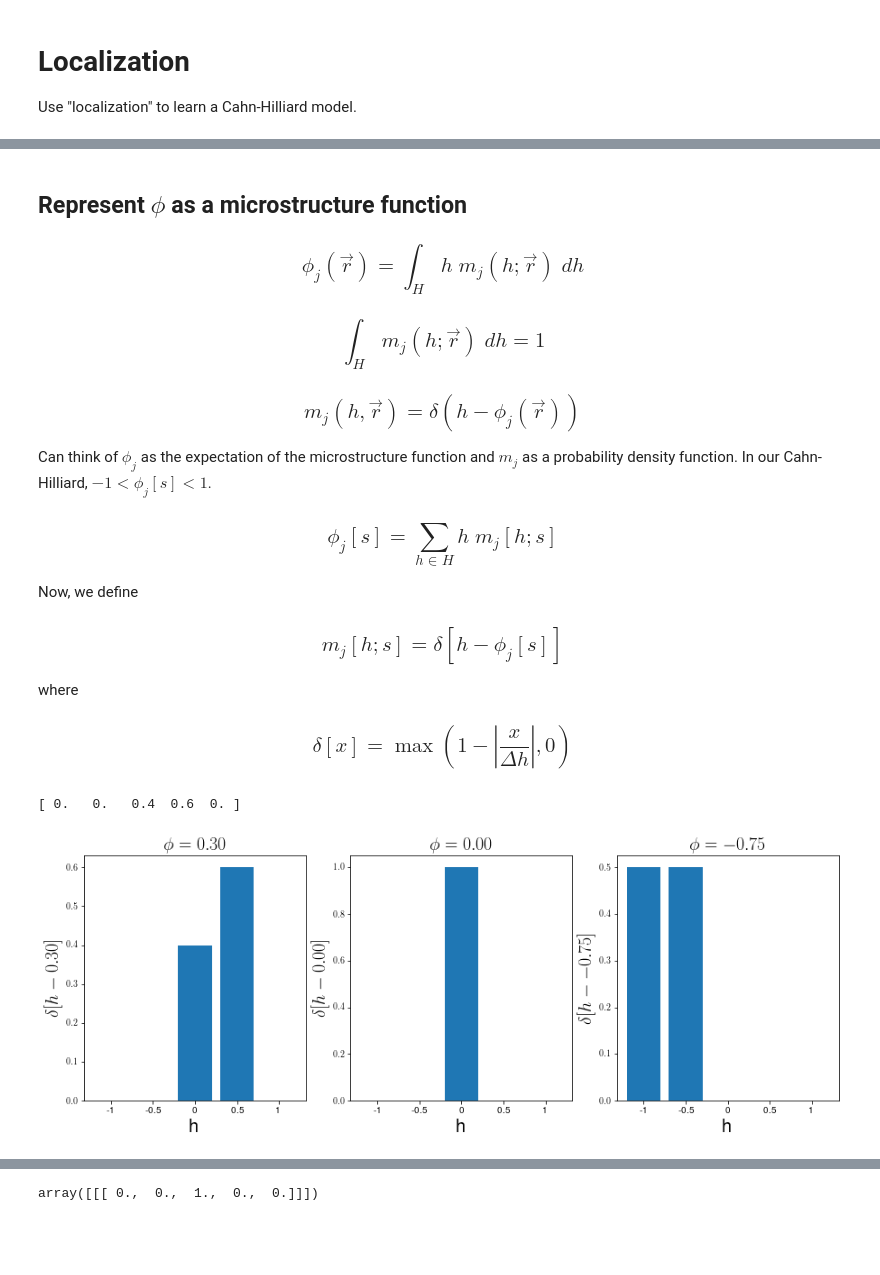
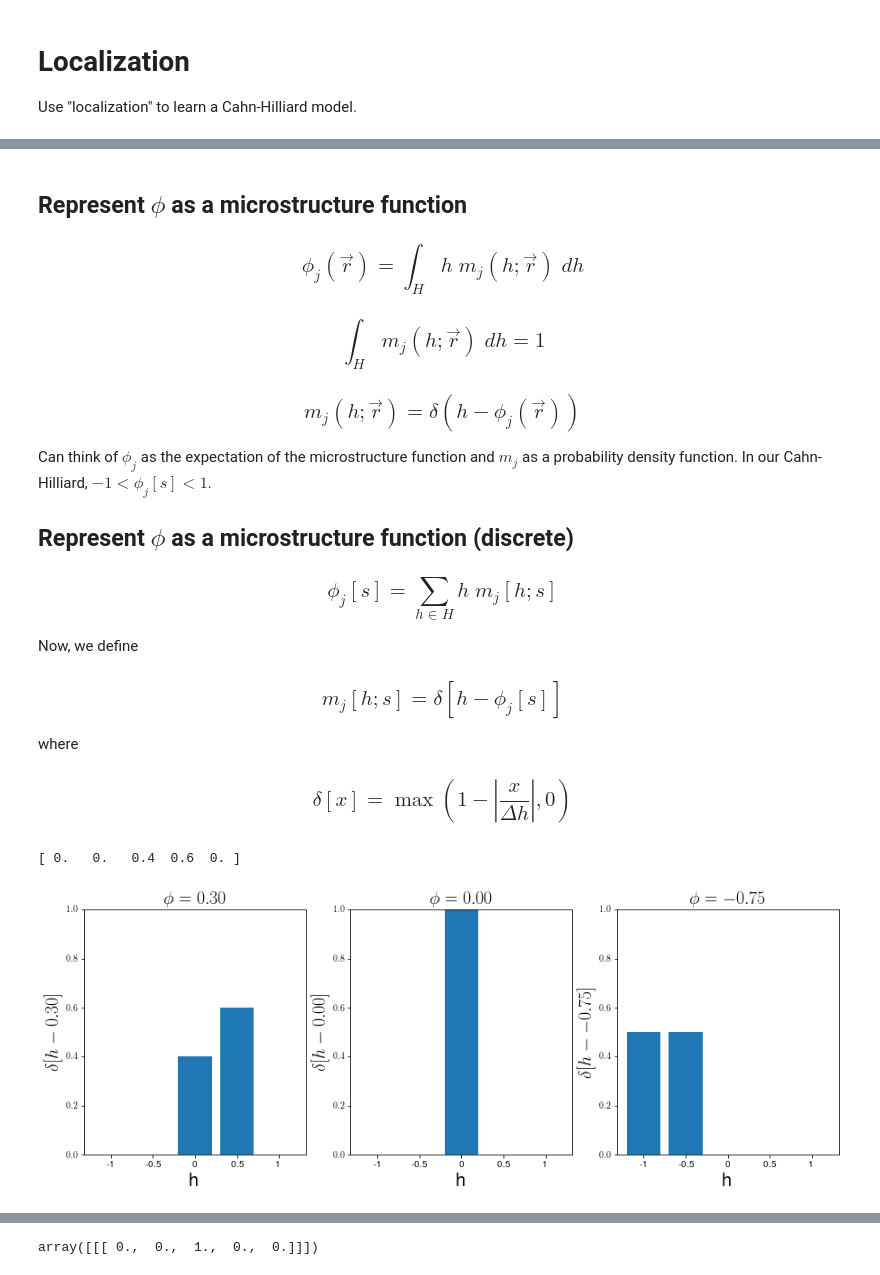
Before and after one commit to materialsinnovation/mks-tutorial, a Jupyter notebook: notebooks/part3-localization.ipynb, the cells around one changed output, grey strips where cells are left out. Cells and saved outputs as stored; diff of their text form; code cells hidden in the pictures; blank space fills up the shorter version.

```diff
--- a/notebooks/part3-localization.ipynb
+++ b/notebooks/part3-localization.ipynb
@@ -19,9 +21,11 @@ Create a mapping from $t_0$ to $t_{10}$ without doing all the steps. We want to
 
 ### $$ \int_H m_j(h; \vec{r}) \; dh = 1 $$
 
-### $$ m_j(h, \vec{r}) = \delta(h - \phi_j(\vec{r})) $$
+### $$ m_j(h; \vec{r}) = \delta(h - \phi_j(\vec{r})) $$
 
 Can think of $\phi_j$ as the expectation of the microstructure function and $m_j$ as a probability density function. In our Cahn-Hilliard, $ -1 < \phi_j[s] < 1 $.
+
+## Represent $\phi$ as a microstructure function (discrete)
 
 ### $$ \phi_j [s] = \sum_{h \in H} h \; m_j [ h; s] $$
 
@@ -34,28 +38,31 @@ where
 ### $$ \delta [x] = \max \left( 1 - \left|\frac{x}{\Delta h}\right|, 0 \right) $$
 # %%
 %matplotlib inline
+
+import numpy as np
+import matplotlib.pyplot as plt
 
 def delta_func(x, dh):
     return np.maximum(1 - abs(x) / dh, 0)
 
 hs = np.array([-1., -0.5, 0, 0.5, 1])
 
 phi = 0.3
 
-import matplotlib.pyplot as plt
 print(delta_func(hs - phi, 0.5))
 f, axs = plt.subplots(1, 3)
 f.set_size_inches((15, 5))
 
 for ax, phi in zip(axs, [0.3, 0.0, -0.75]):
     ax.bar(np.arange(len(hs)), delta_func(hs - phi, 0.5))
     ax.set_xticklabels(['', '-1', '-0.5', '0', '0.5', '1'])
     ax.set_ylabel('$\delta[h - {0:.2f}]$'.format(phi), fontsize=20)
     ax.set_xlabel('h', fontsize=20)
+    ax.set_ylim([0, 1])
     ax.set_title('$\phi={0:.2f}$'.format(phi), fontsize=20)
 f.show()
 # %% [output]
 [ 0.   0.   0.4  0.6  0. ]
-[figure, old version]
+[figure, new version]
 # %%
 from pymks.bases import PrimitiveBasis
```
Also changed, not shown: parts of 51 cells of this notebook, 3 other files.
